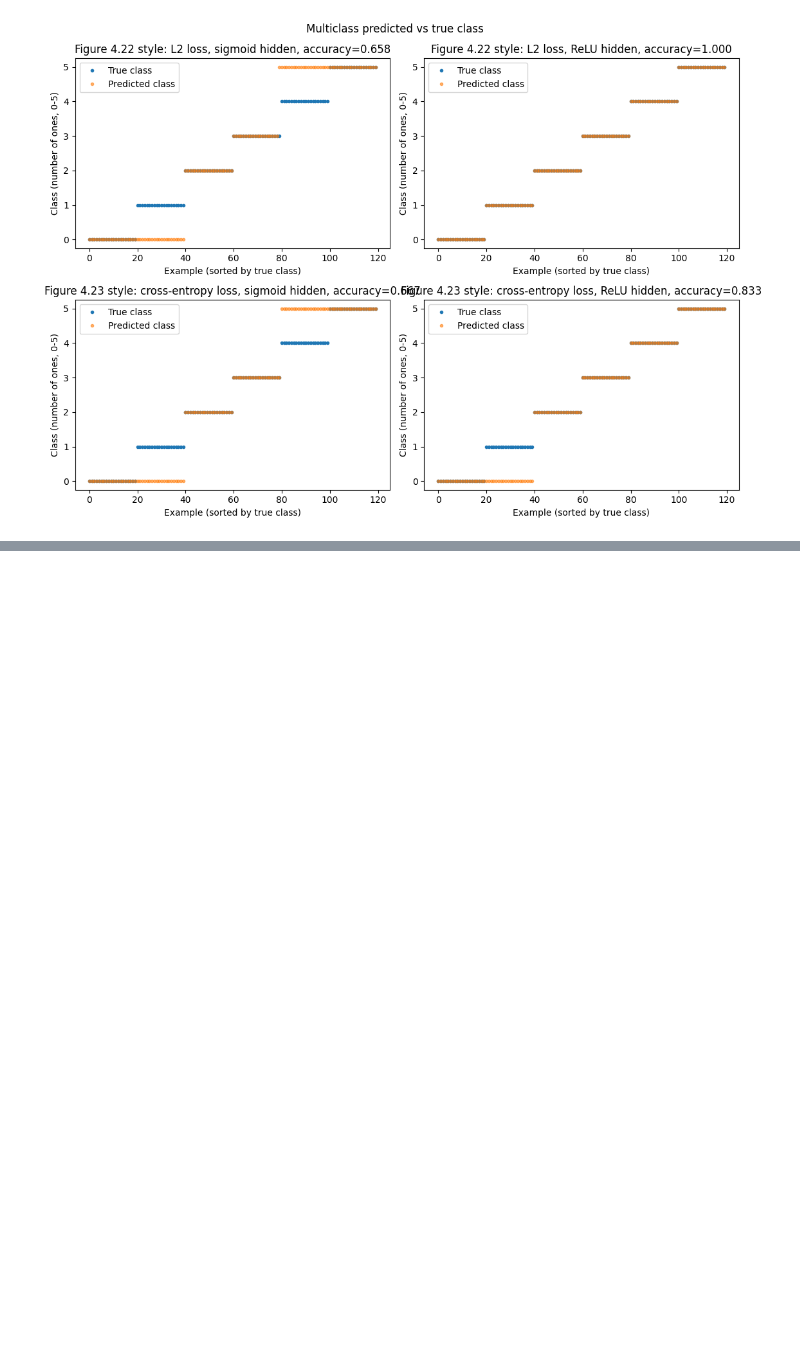
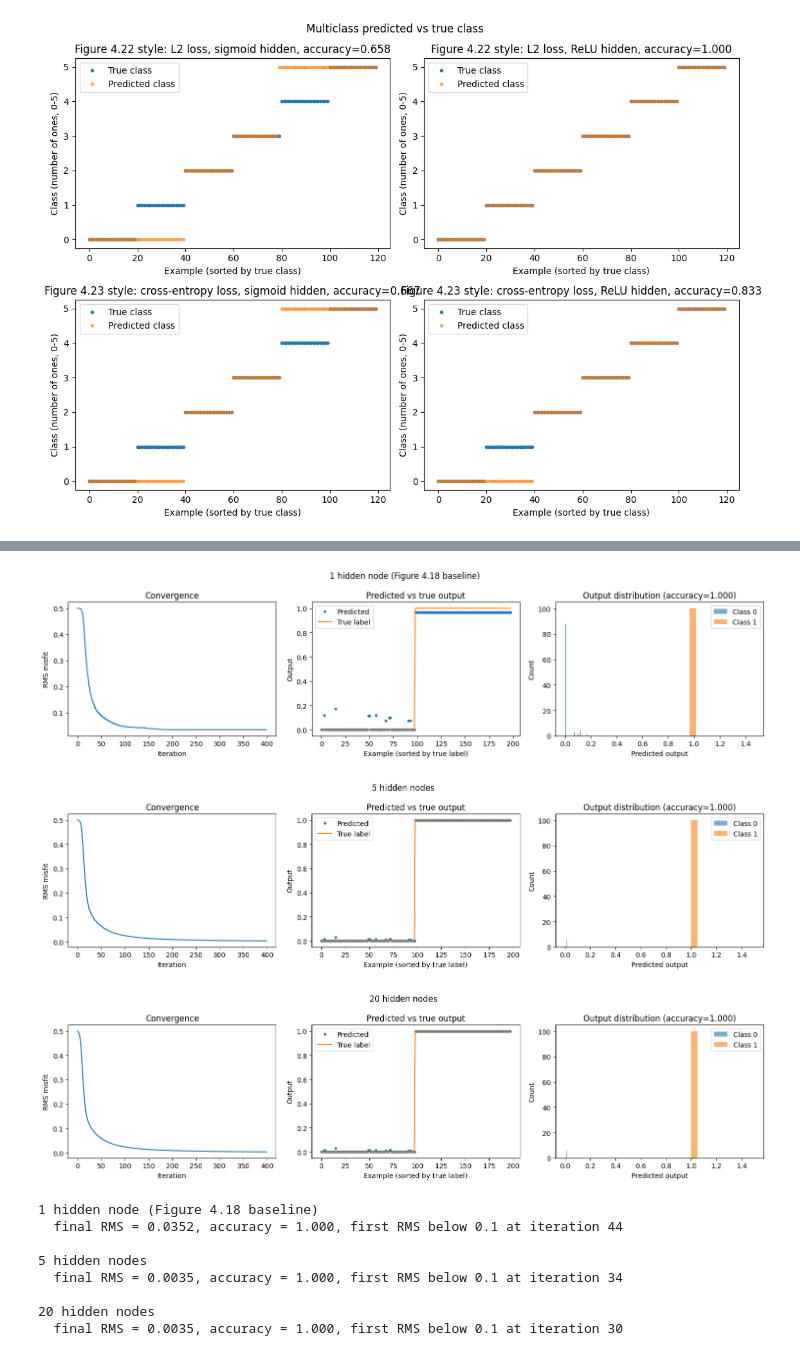
Before and after one commit to ErnaneJ/PPGEEC2327, a Jupyter notebook: exercises/02/exercise_2.ipynb, the cells around one changed output, grey strips where cells are left out. Saved outputs shown, nothing was run; the diff lists cells and outputs as text; code cells hidden in the pictures; blank space fills up the shorter version.

Commit message:
Exercise 2: answer lab procedure questions on node count, layer count, and label noise

```diff
--- a/exercises/02/exercise_2.ipynb
+++ b/exercises/02/exercise_2.ipynb
@@ -461,0 +457,33 @@ Example 4.4.1, comes out the same.
+# %%
+node_configs = [
+    ("1 hidden node (Figure 4.18 baseline)", [5, 1, 1]),
+    ("5 hidden nodes", [5, 5, 1]),
+    ("20 hidden nodes", [5, 20, 1]),
+]
+
+node_summary = []
+for title, layers in node_configs:
+    net = NeuralNet(layers, hidden_act="relu", output="sigmoid", loss="cross_entropy", seed=1)
+    res, rms = net.train(x, t2, nit=400)
+    _, _, y_pred = net.loss_and_grad(x, t2)
+    acc = ((y_pred[0] >= 0.5).astype(float) == t2[0]).mean()
+    three_panel_plot(title, rms, y_pred, t2)
+    plt.show()
+    hit = int(np.argmax(rms < 0.1)) if (rms < 0.1).any() else None
+    node_summary.append((title, rms[-1], acc, hit))
+
+for title, final_rms, acc, hit in node_summary:
+    hit_str = f"iteration {hit}" if hit is not None else "never (within 400 iterations)"
+    print(f"{title}\n  final RMS = {final_rms:.4f}, accuracy = {acc:.3f}, first RMS below 0.1 at {hit_str}\n")
+# %% [output]
+[figure, added]
+[figure, added]
+[figure, added]
+1 hidden node (Figure 4.18 baseline)
+  final RMS = 0.0352, accuracy = 1.000, first RMS below 0.1 at iteration 44
+
+5 hidden nodes
+  final RMS = 0.0035, accuracy = 1.000, first RMS below 0.1 at iteration 34
+
+20 hidden nodes
+  final RMS = 0.0035, accuracy = 1.000, first RMS below 0.1 at iteration 30
```
Also changed, not shown: parts of 10 cells of this notebook.
